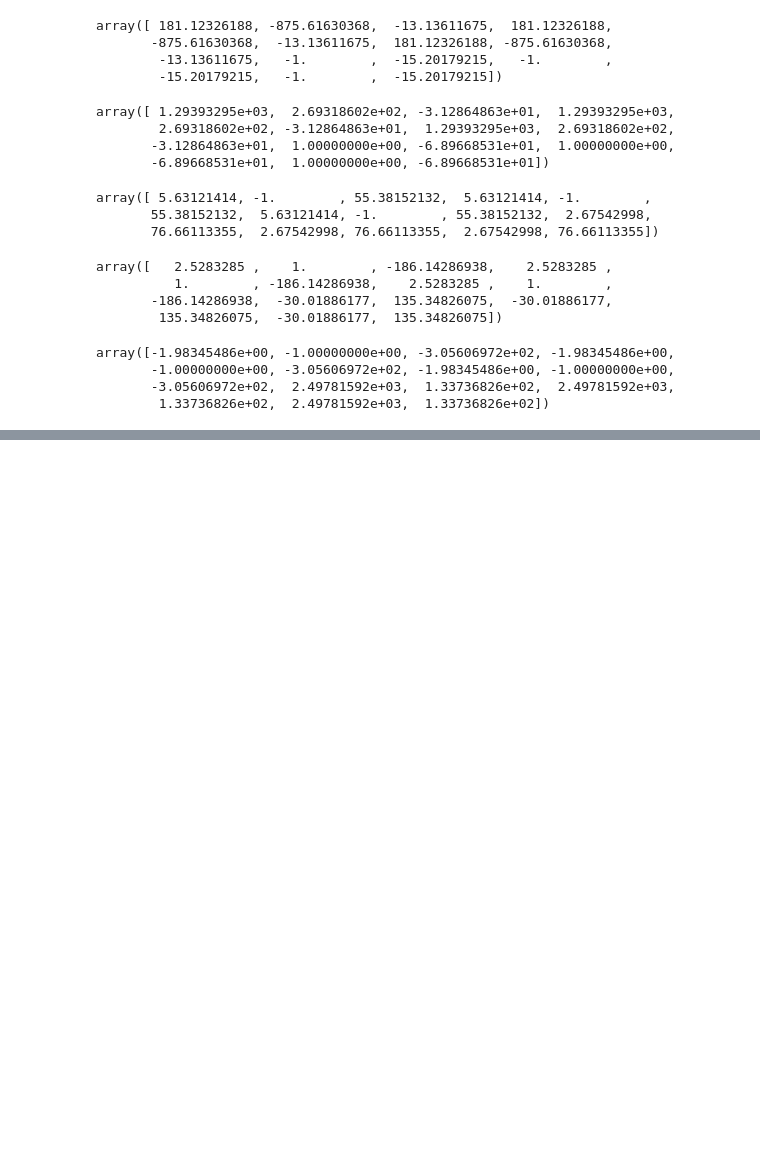
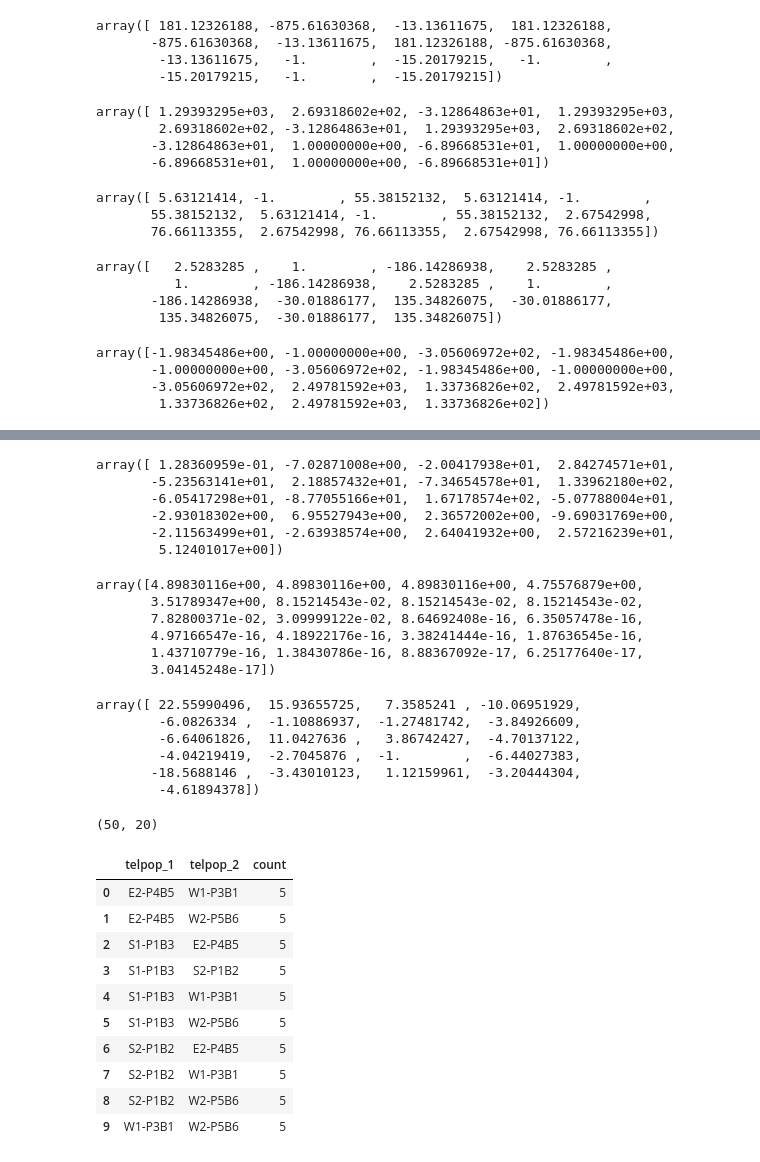
Before and after one commit to hws1302/linear-regression-from-scratch, a Jupyter notebook: degeneracies .ipynb, the cells around one changed output, grey strips where cells are left out. Cells and saved outputs as stored; diff of their text form; code cells hidden in the pictures; blank space fills up the shorter version.

```diff
--- a/degeneracies .ipynb
+++ b/degeneracies .ipynb
@@ -207,0 +241,52 @@ array([-1.98345486e+00, -1.00000000e+00, -3.05606972e+02, -1.98345486e+00,
+# %%
+design_mat, pinv, y, beta = create_design_mat(df)
+
+beta
+# %% [output]
+array([ 1.28360959e-01, -7.02871008e+00, -2.00417938e+01,  2.84274571e+01,
+       -5.23563141e+01,  2.18857432e+01, -7.34654578e+01,  1.33962180e+02,
+       -6.05417298e+01, -8.77055166e+01,  1.67178574e+02, -5.07788004e+01,
+       -2.93018302e+00,  6.95527943e+00,  2.36572002e+00, -9.69031769e+00,
+       -2.11563499e+01, -2.63938574e+00,  2.64041932e+00,  2.57216239e+01,
+        5.12401017e+00])
+# %%
+# why are there still singular values when the graph is connected?
+
+U, w, Vt = np.linalg.svd(design_mat)
+
+w
+# %% [output]
+array([4.89830116e+00, 4.89830116e+00, 4.89830116e+00, 4.75576879e+00,
+       3.51789347e+00, 8.15214543e-02, 8.15214543e-02, 8.15214543e-02,
+       7.82800371e-02, 3.09999122e-02, 8.64692408e-16, 6.35057478e-16,
+       4.97166547e-16, 4.18922176e-16, 3.38241444e-16, 1.87636545e-16,
+       1.43710779e-16, 1.38430786e-16, 8.88367092e-17, 6.25177640e-17,
+       3.04145248e-17])
+# %%
+Vt[-1] / min(abs(Vt[-1]))
+# %% [output]
+array([ 22.55990496,  15.93655725,   7.3585241 , -10.06951929,
+        -6.0826334 ,  -1.10886937,  -1.27481742,  -3.84926609,
+        -6.64061826,  11.0427636 ,   3.86742427,  -4.70137122,
+        -4.04219419,  -2.7045876 ,  -1.        ,  -6.44027383,
+       -18.5688146 ,  -3.43010123,   1.12159961,  -3.20444304,
+        -4.61894378])
+# %%
+# still get degeneracies as there are less equations than unknowns
+design_mat.shape
+# %% [output]
+(50, 20)
+# %%
+df.groupby(['telpop_1','telpop_2']).size().reset_index().rename(columns={0:'count'})
+# %% [output]
+|  | telpop_1 | telpop_2 | count |
+| 0 | E2-P4B5 | W1-P3B1 | 5 |
+| 1 | E2-P4B5 | W2-P5B6 | 5 |
+| 2 | S1-P1B3 | E2-P4B5 | 5 |
+| 3 | S1-P1B3 | S2-P1B2 | 5 |
+| 4 | S1-P1B3 | W1-P3B1 | 5 |
+| 5 | S1-P1B3 | W2-P5B6 | 5 |
+| 6 | S2-P1B2 | E2-P4B5 | 5 |
+| 7 | S2-P1B2 | W1-P3B1 | 5 |
+| 8 | S2-P1B2 | W2-P5B6 | 5 |
+| 9 | W1-P3B1 | W2-P5B6 | 5 |
```
Also changed, not shown: parts of 6 cells of this notebook, 2 other files.
